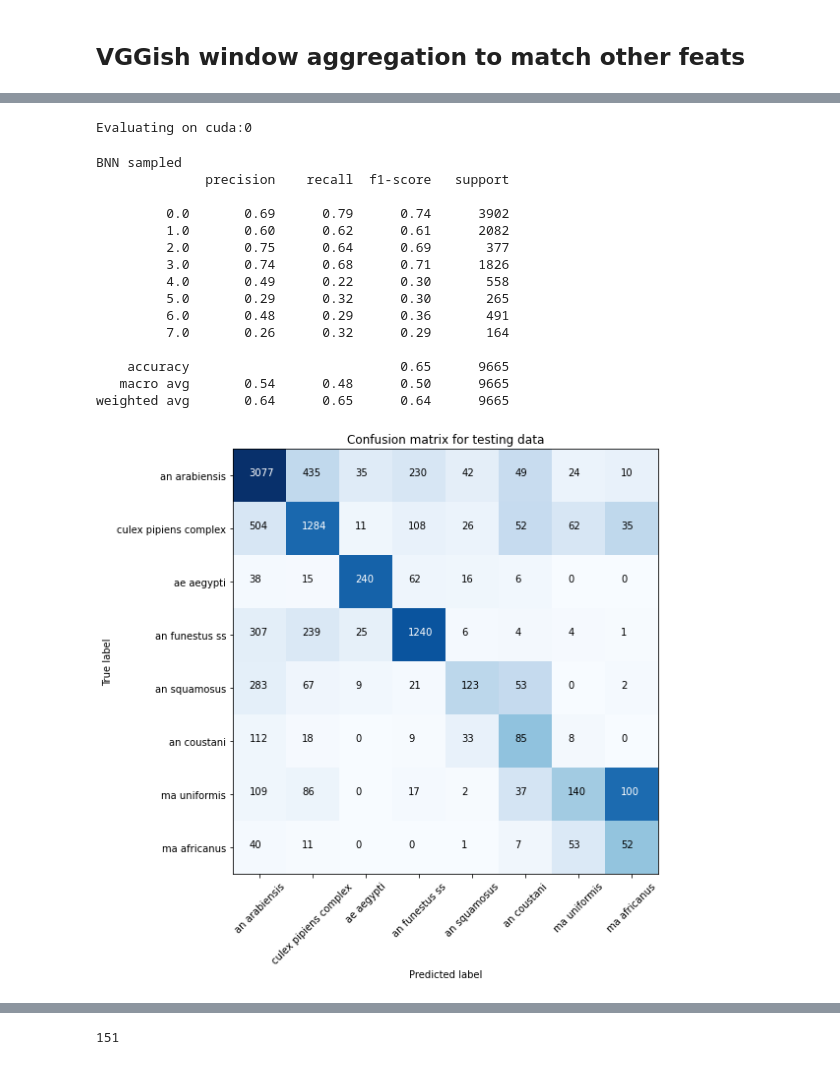
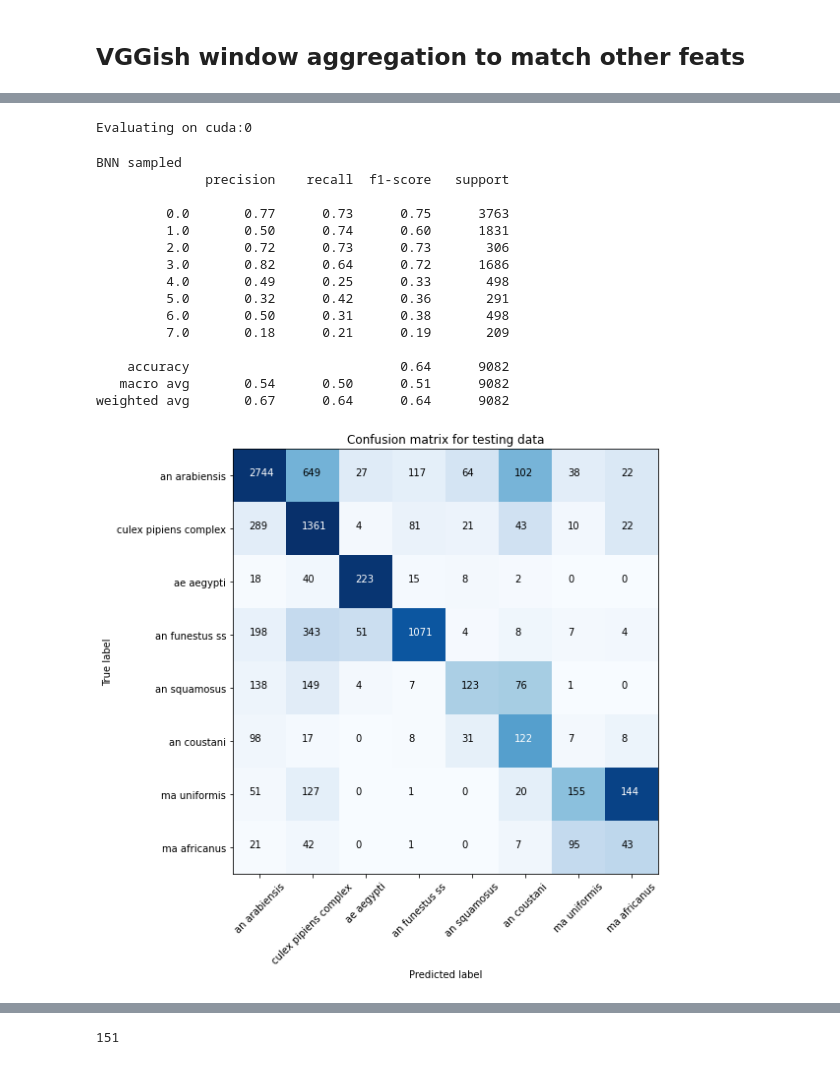
Before and after one commit to HumBug-Mosquito/HumBugDB, a Jupyter notebook: notebooks/species_classification.ipynb, the cells around one changed output, grey strips where cells are left out. Drawn from its saved outputs; the diff is of its cells as text; code cells hidden in the pictures.

```diff
--- a/notebooks/species_classification.ipynb
+++ b/notebooks/species_classification.ipynb
@@ -177,2 +221,22 @@ y_test = feat_test["y_test"]
+# %%
+# Load VGGish_Keras pickle
+
+import pickle
+dir_out = '../outputs/features/multi-species/humbugdb'
+pickle_name_train = 'vggish_keras_' + str(random_seed) + '_train.pickle'
+pickle_name_test = 'vggish_keras_' + str(random_seed) + '_test.pickle'
+
+
+with open(os.path.join(dir_out, pickle_name_train), 'rb') as input_file:
+    feat_train = pickle.load(input_file)
+
+with open(os.path.join(dir_out, pickle_name_test), 'rb') as input_file:
+    feat_test = pickle.load(input_file)
+
+X_train = feat_train["X_train"]
+y_train = feat_train["y_train"]
+X_test = feat_test["X_test"]
+y_test = feat_test["y_test"]
+# Returns features with correct dimensions for VGGish16.
 # %%
 import matplotlib.pyplot as plt
@@ -179,3 +245,14 @@ import matplotlib.pyplot as plt
+# %%
+# Converting VGGish feats to keras compatibility
+
+def reshape_feat(feats, labels):
+    y_full = []
+    for idx, feat in enumerate(feats):
+        y_full.append(np.repeat(labels[idx], np.shape(feat)[0]))
+    y = np.concatenate(y_full)
+
+    X = np.vstack(feats)
+    return X, y
 # %%
 np.shape(X_test[400][0])
 # %% [output]
@@ -360,8 +483,8 @@ filepath = '../outputs/models/pytorch/model_e33_2021_08_05_23_38_45.pth'
 # model_e39_2021_08_06_01_12_40.pth
 
 filepath = '../outputs/models/pytorch/model_e35_2021_08_06_09_36_33.pth'
-# filepath = '../outputs/models/keras/Win_30_Stride_5_2021_08_03_09_42_31-e60accuracy0.9614.hdf5'
+filepath = '../outputs/models/keras/Win_30_Stride_5_2021_08_18_15_04_54-e72accuracy0.9536.hdf5'
 
 
-filepath = '../outputs/models/pytorch/model_e16_2021_08_06_16_02_47.pth'
-model = load_model(filepath, model=VGGishDropout(n_classes=8, dropout=0.2))
+# filepath = '../outputs/models/pytorch/model_e68_2021_08_03_07_04_28.pth'
+model = load_model(filepath)
@@ -442,33 +564,33 @@ BNN
 # %%
 X_test_CNN, y_test_CNN = reshape_feat(X_test, y_test)
+#
 
-
-preds_list = evaluate_model(model, X_test_CNN, y_test_CNN, 1)
+preds_list = evaluate_model(model, X_test_CNN, y_test_CNN, 100)
 
 print('BNN sampled')
 from sklearn.metrics import classification_report,confusion_matrix
 
 cnf_matrix = confusion_matrix(y_test_CNN, np.argmax(np.mean(preds_list,axis=0), axis=1))
 plot_confusion_matrix_multiclass(cnf_matrix, 'Confusion matrix for testing data', classes)
 print(classification_report(y_test_CNN, np.argmax(np.mean(preds_list,axis=0), axis=1)))
 # %% [output]
 Evaluating on cuda:0
 BNN sampled
               precision    recall  f1-score   support
 
-         0.0       0.69      0.79      0.74      3902
-         1.0       0.60      0.62      0.61      2082
-         2.0       0.75      0.64      0.69       377
-         3.0       0.74      0.68      0.71      1826
-         4.0       0.49      0.22      0.30       558
-         5.0       0.29      0.32      0.30       265
-         6.0       0.48      0.29      0.36       491
-         7.0       0.26      0.32      0.29       164
+         0.0       0.77      0.73      0.75      3763
+         1.0       0.50      0.74      0.60      1831
+         2.0       0.72      0.73      0.73       306
+         3.0       0.82      0.64      0.72      1686
+         4.0       0.49      0.25      0.33       498
+         5.0       0.32      0.42      0.36       291
+         6.0       0.50      0.31      0.38       498
+         7.0       0.18      0.21      0.19       209
 
-    accuracy                           0.65      9665
-   macro avg       0.54      0.48      0.50      9665
-weighted avg       0.64      0.65      0.64      9665
+    accuracy                           0.64      9082
+   macro avg       0.54      0.50      0.51      9082
+weighted avg       0.67      0.64      0.64      9082
-[figure, old version]
+[figure, new version]
 # %%
 compute_plot_roc_multiclass(y_test_CNN, np.mean(preds_list,axis=0), classes, title='Per-window performance')
 # %% [output]
```
Also changed, not shown: parts of 32 cells of this notebook, 7 other files.
